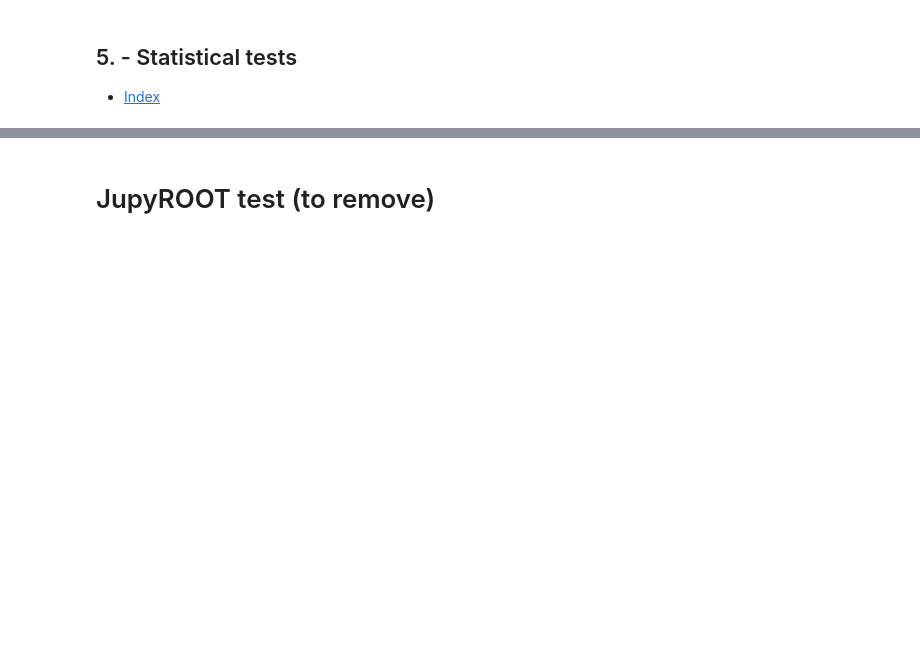
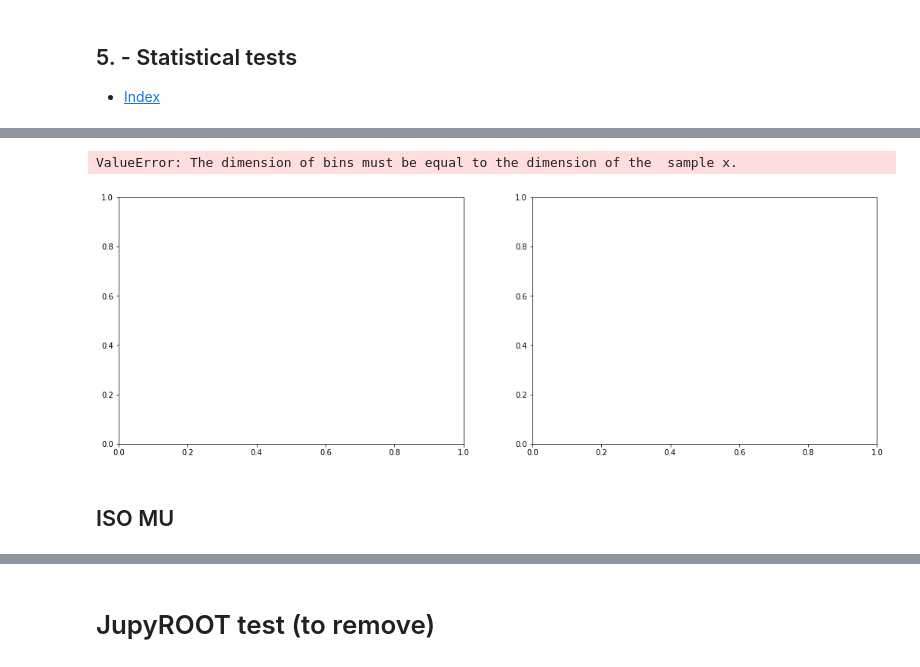
Before and after one commit to pacca4/Project_LocpB_plots, a Jupyter notebook: presentation/presentation_AleModification.ipynb, the cells around one changed output, grey strips where cells are left out. Cells and saved outputs as stored; diff of their text form; code cells hidden in the pictures; blank space fills up the shorter version.

```diff
--- a/presentation/presentation_AleModification.ipynb
+++ b/presentation/presentation_AleModification.ipynb
@@ -289,0 +396,19 @@ The results are then:
+# %%
+def plot_all_distr(sigs, h_mu):
+    fig, axs = plt.subplots(1,2, figsize=(18,6))
+    ax0 = axs[0].hist2d(h_mu.flatten(), data_AllMu.flatten(), density=False, range=[[-2.5, 502.5], [20, 100]], bins=[101, 120], cmap='inferno')
+    axs[0].set_xlabel("$\mu$")
+    axs[0].set_ylabel("q($\mu$)")
+    axs[0].set_title("Distribution dependence on $\mu$")
+    fig.colorbar(ax0[3], ax=axs[0])
+    axs[1].plot(5*np.linspace(0,100, 101),sigs)
+    axs[1].set_xlabel("$\mu$")
+    axs[1].set_ylabel("$\sigma_{\mu}$")
+    axs[1].set_title("Significance dependence on $\mu$")
+# %%
+plot_all_distr(sigs, h_mu)
+# %% [output]
+ValueError: The dimension of bins must be equal to the dimension of the  sample x.
+[figure, added]
+# %% [markdown]
+## ISO MU
```
Also changed, not shown: parts of 13 cells of this notebook, 1 other file.
